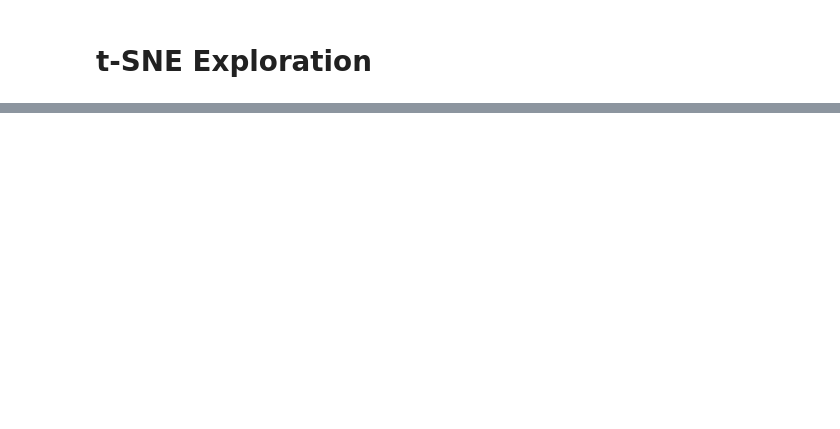
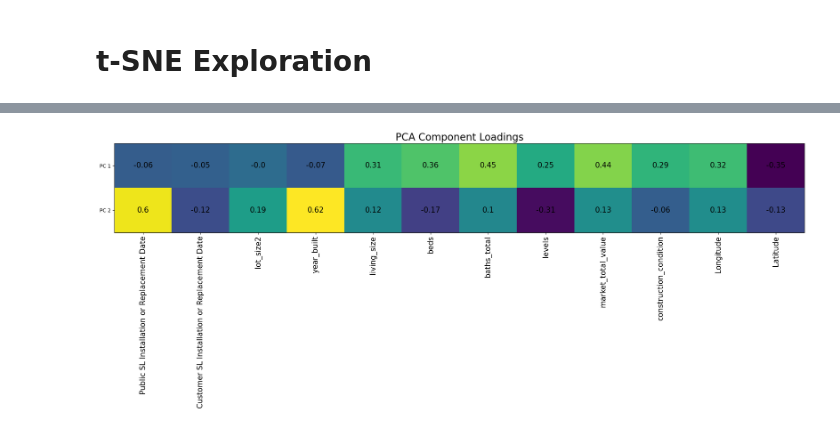
Before and after one commit to AvalonAce/ML-Lead-Service-Line-Prediction, a Jupyter notebook: models/tsne_exploration.ipynb, the cells around one changed output, grey strips where cells are left out. Drawn from its saved outputs; the diff is of its cells as text; code cells hidden in the pictures; blank space fills up the shorter version.

```diff
--- a/models/tsne_exploration.ipynb
+++ b/models/tsne_exploration.ipynb
@@ -123,0 +195,27 @@ for material, color in colors.items():
+# %%
+pc_labels = ['PC 1', 'PC 2']
+
+fig, ax = plt.subplots(figsize=(20, 8))  # flipped dimensions
+im = ax.imshow(pca.components_, aspect='auto')  # transposed here
+
+ax.set_yticks(range(len(pc_labels)))
+ax.set_yticklabels(pc_labels)
+
+numeric_labels = df_numeric_data.columns
+
+
+ax.set_xticks(range(len(numeric_labels)))
+ax.set_xticklabels(numeric_labels, rotation=90, fontsize=15)
+
+# Annotate values
+components_rounded = np.round(pca.components_, 2)
+for i in range(len(pc_labels)):
+    for j in range(len(numeric_labels)):
+        text = ax.text(j, i, components_rounded[i, j],
+                       ha="center", va="center", color="black", fontsize=15)
+
+plt.title("PCA Component Loadings", fontsize=20)
+plt.tight_layout()
+plt.show()
+# %% [output]
+[figure, added]
```
Also changed, not shown: parts of 5 cells of this notebook.
